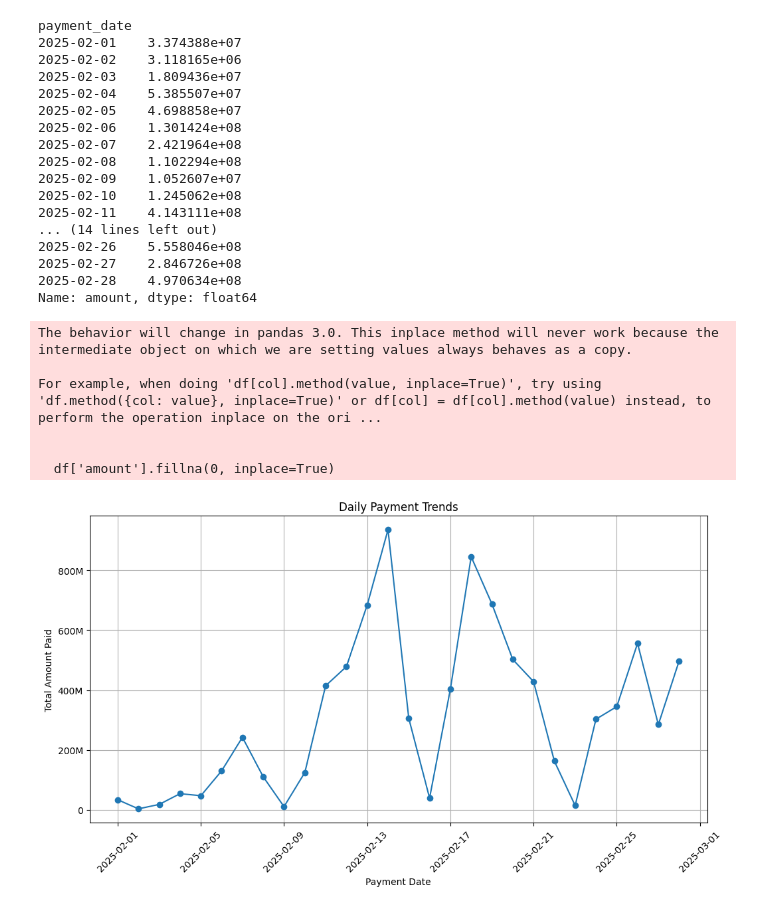
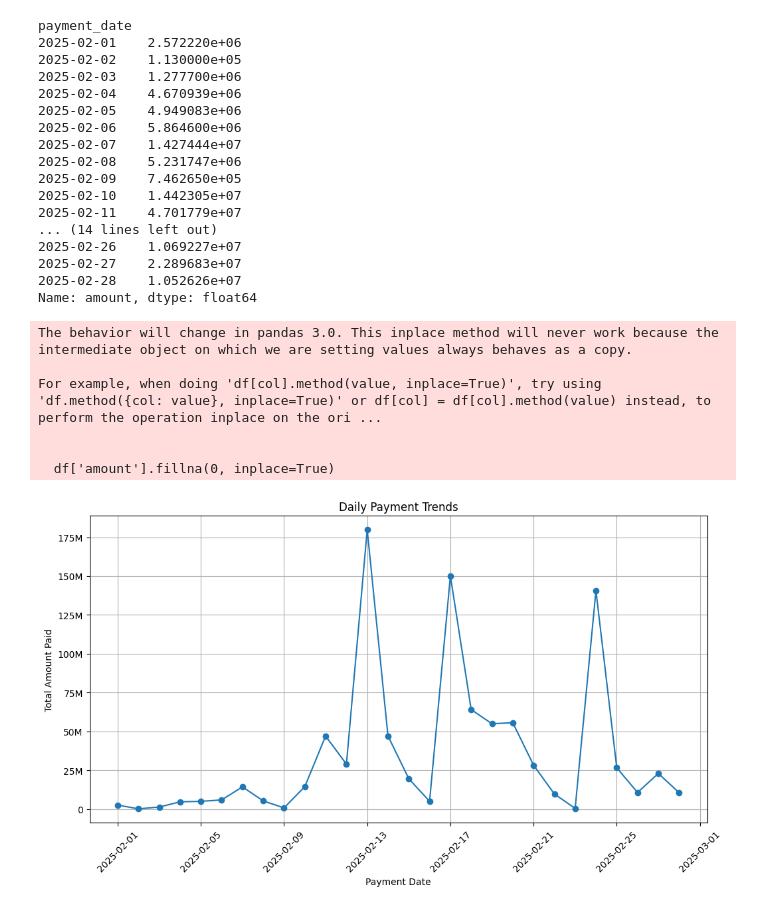
Before and after one commit to arinze-mbamalu/payment-behaviour-analysis, a Jupyter notebook: Payment_Behavior_Analysis.ipynb, the cells around one changed output. Cells and saved outputs as stored; diff of their text form; code cells hidden in the pictures.

```diff
--- a/Payment_Behavior_Analysis.ipynb
+++ b/Payment_Behavior_Analysis.ipynb
@@ -6,7 +6,7 @@ import matplotlib.pyplot as plt
 from matplotlib.ticker import FuncFormatter
 
 # Load the dataset
-file_path = "/content/drive/MyDrive/Colab Notebooks/2025-02-01_2025-02-28_payment_1741268084.1566126.csv"
+file_path = "Feb_2025_payment_data.csv"
 df = pd.read_csv(file_path)
 
 # Display basic information and the first few rows
@@ -55,7 +55,7 @@ df['payment_date'] = pd.to_datetime(df['payment_date'], errors='coerce')
 df['account_no'] = df['account_no'].astype(str)
 
 # Handling missing values (filling NaN with 'Unknown' for categorical and 0 for numerical)
-df.fillna({'district': 'Unknown', 'customer': 'Unknown', 'tariff': 'Unknown', 'cust_category': 'Unknown'}, inplace=True)
+df.fillna({'feeder': 'Unknown', 'customer': 'Unknown', 'tariff': 'Unknown', 'cust_category': 'Unknown'}, inplace=True)
 df['amount'].fillna(0, inplace=True)
 
 # Define the custom formatter function
@@ -66,48 +66,48 @@ def billions_formatter(x, pos):
         return f'{x*1e-6:.0f}M'
     else:
         return f'{x:.0f}'
 
 # Aggregate payments by date
 payment_trends = df.groupby('payment_date')['amount'].sum()
 print(payment_trends)
 # Plot payment trends over time
 plt.figure(figsize=(12, 6))
 plt.plot(payment_trends.index, payment_trends.values, marker='o', linestyle='-')
 plt.xlabel('Payment Date')
 plt.ylabel('Total Amount Paid')
 plt.title('Daily Payment Trends')
 plt.xticks(rotation=45)
 
 # Apply formatter to y-axis
 plt.gca().yaxis.set_major_formatter(FuncFormatter(billions_formatter))
 
 plt.grid()
 plt.show()
 # %% [output]
 payment_date
-2025-02-01    3.374388e+07
-2025-02-02    3.118165e+06
-2025-02-03    1.809436e+07
-2025-02-04    5.385507e+07
-2025-02-05    4.698858e+07
-2025-02-06    1.301424e+08
-2025-02-07    2.421964e+08
-2025-02-08    1.102294e+08
-2025-02-09    1.052607e+07
-2025-02-10    1.245062e+08
-2025-02-11    4.143111e+08
+2025-02-01    2.572220e+06
+2025-02-02    1.130000e+05
+2025-02-03    1.277700e+06
+2025-02-04    4.670939e+06
+2025-02-05    4.949083e+06
+2025-02-06    5.864600e+06
+2025-02-07    1.427444e+07
+2025-02-08    5.231747e+06
+2025-02-09    7.462650e+05
+2025-02-10    1.442305e+07
+2025-02-11    4.701779e+07
 ... (14 lines left out)
-2025-02-26    5.558046e+08
-2025-02-27    2.846726e+08
-2025-02-28    4.970634e+08
+2025-02-26    1.069227e+07
+2025-02-27    2.289683e+07
+2025-02-28    1.052626e+07
 Name: amount, dtype: float64
 The behavior will change in pandas 3.0. This inplace method will never work because the intermediate object on which we are setting values always behaves as a copy.
 
 For example, when doing 'df[col].method(value, inplace=True)', try using 'df.method({col: value}, inplace=True)' or df[col] = df[col].method(value) instead, to perform the operation inplace on the ori ...
 
 
   df['amount'].fillna(0, inplace=True)
-[figure, old version]
+[figure, new version]
 # %%
 # Aggregate payments by customer category
 category_trends = df.groupby('cust_category')['amount'].sum().sort_values(ascending=False)
```
Also changed, not shown: parts of 2 cells of this notebook.
